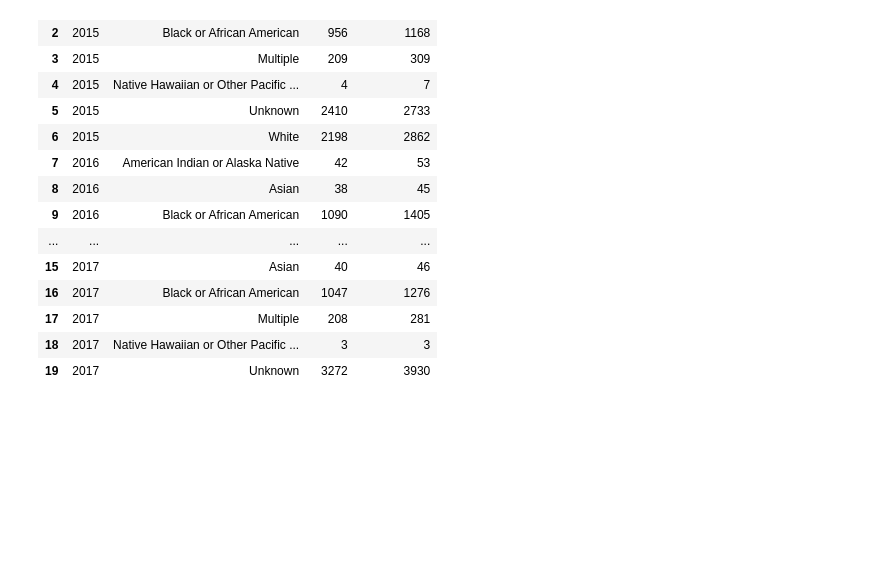
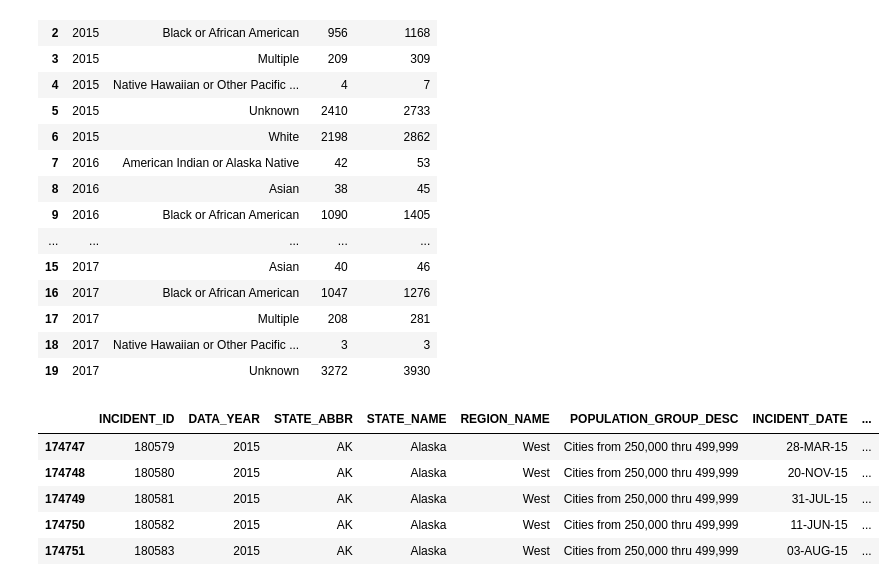
Before and after one commit to boojaado/group1-project3, a Jupyter notebook: notebooks/Hate_Crime_Data_Filter.ipynb, the cells around one changed output. Drawn from its saved outputs; the diff is of its cells as text; code cells hidden in the pictures; blank space fills up the shorter version.

```diff
--- a/notebooks/Hate_Crime_Data_Filter.ipynb
+++ b/notebooks/Hate_Crime_Data_Filter.ipynb
@@ -471,0 +407,9 @@ sum_df_Race.head(20)
+# %%
+df2.head()
+# %% [output]
+|  | INCIDENT_ID | DATA_YEAR | STATE_ABBR | STATE_NAME | REGION_NAME | POPULATION_GROUP_DESC | INCIDENT_DATE | ... |
+| 174747 | 180579 | 2015 | AK | Alaska | West | Cities from 250,000 thru 499,999 | 28-MAR-15 | ... |
+| 174748 | 180580 | 2015 | AK | Alaska | West | Cities from 250,000 thru 499,999 | 20-NOV-15 | ... |
+| 174749 | 180581 | 2015 | AK | Alaska | West | Cities from 250,000 thru 499,999 | 31-JUL-15 | ... |
+| 174750 | 180582 | 2015 | AK | Alaska | West | Cities from 250,000 thru 499,999 | 11-JUN-15 | ... |
+| 174751 | 180583 | 2015 | AK | Alaska | West | Cities from 250,000 thru 499,999 | 03-AUG-15 | ... |
```
Also changed, not shown: parts of 13 cells of this notebook, 5 other files.
